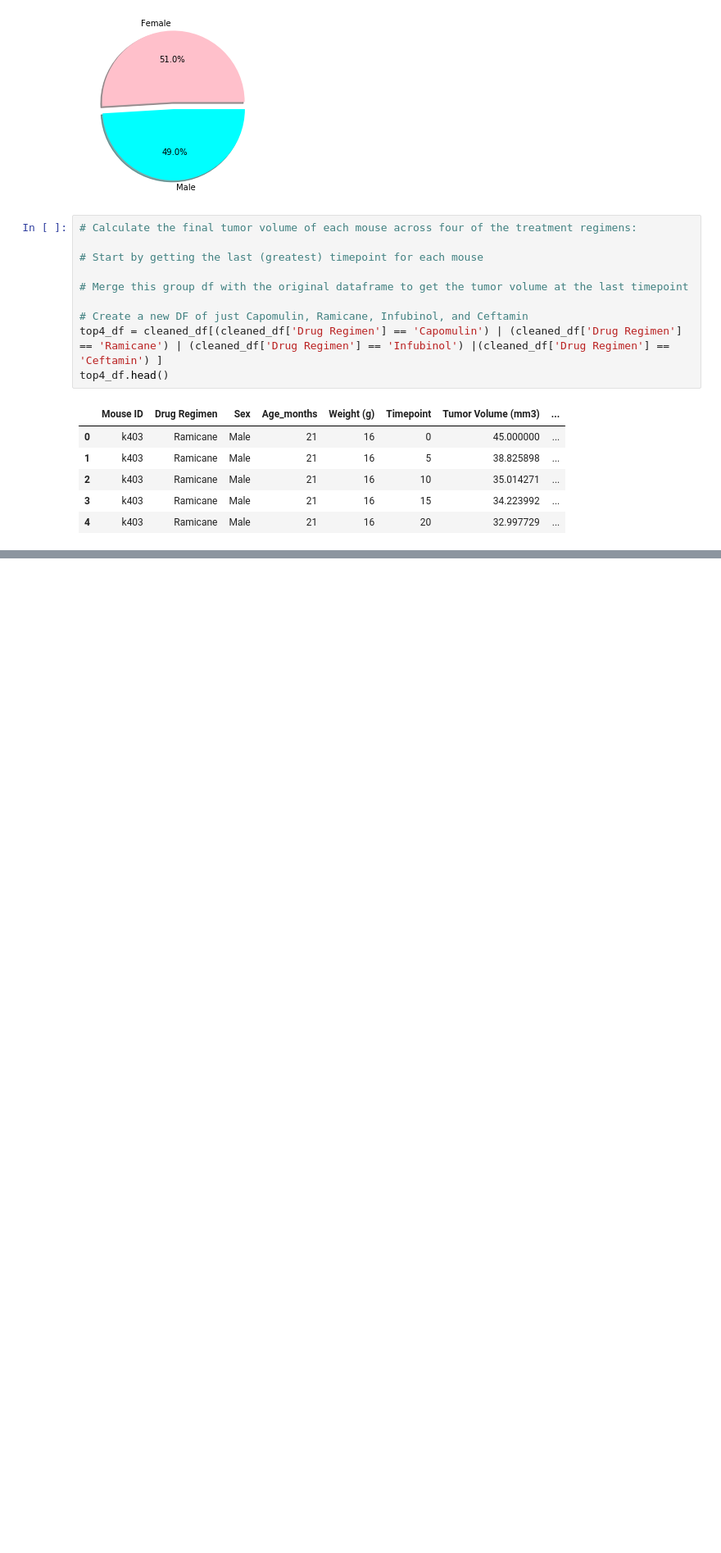
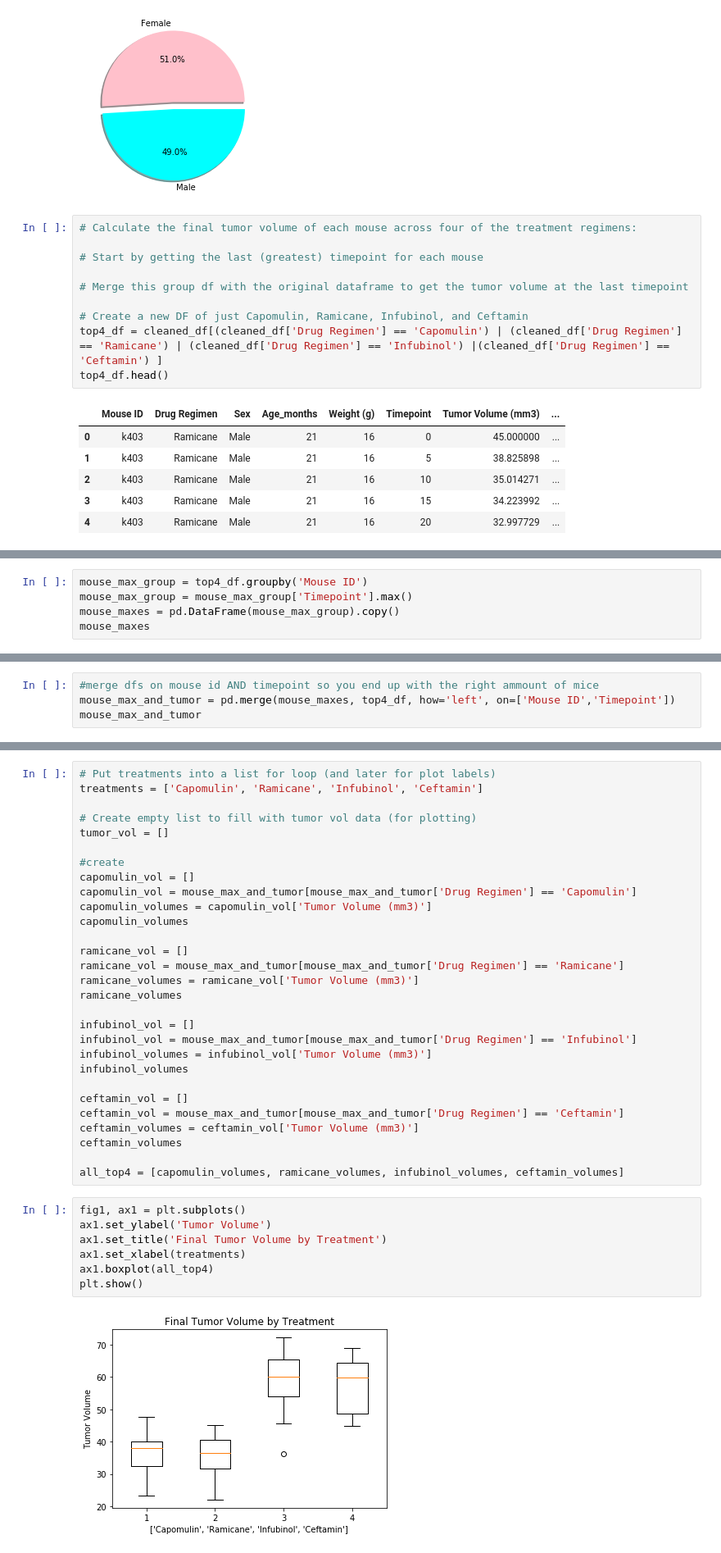
Before and after one commit to GregMaginn/05-Matplotlab, a Jupyter notebook: 05-Matplotlab/matplotlab.ipynb, the cells around one changed output, grey strips where cells are left out. Shown at 82% size. Drawn from its saved outputs; the diff is of its cells as text; blank space fills up the shorter version.

```diff
--- a/05-Matplotlab/matplotlab.ipynb
+++ b/05-Matplotlab/matplotlab.ipynb
@@ -142,0 +140,5 @@ grouped_max = top4_df
+# %%
+mouse_max_group = top4_df.groupby('Mouse ID')
+mouse_max_group = mouse_max_group['Timepoint'].max()
+mouse_maxes = pd.DataFrame(mouse_max_group).copy()
+mouse_maxes
@@ -142,0 +176,4 @@ grouped_max = top4_df
+# %%
+#merge dfs on mouse id AND timepoint so you end up with the right ammount of mice
+mouse_max_and_tumor = pd.merge(mouse_maxes, top4_df, how='left', on=['Mouse ID','Timepoint'])
+mouse_max_and_tumor
@@ -142,0 +210,38 @@ grouped_max = top4_df
+# %%
+# Put treatments into a list for loop (and later for plot labels)
+treatments = ['Capomulin', 'Ramicane', 'Infubinol', 'Ceftamin']
+
+# Create empty list to fill with tumor vol data (for plotting)
+tumor_vol = []
+
+#create
+capomulin_vol = []
+capomulin_vol = mouse_max_and_tumor[mouse_max_and_tumor['Drug Regimen'] == 'Capomulin']
+capomulin_volumes = capomulin_vol['Tumor Volume (mm3)']
+capomulin_volumes
+
+ramicane_vol = []
+ramicane_vol = mouse_max_and_tumor[mouse_max_and_tumor['Drug Regimen'] == 'Ramicane']
+ramicane_volumes = ramicane_vol['Tumor Volume (mm3)']
+ramicane_volumes
+
+infubinol_vol = []
+infubinol_vol = mouse_max_and_tumor[mouse_max_and_tumor['Drug Regimen'] == 'Infubinol']
+infubinol_volumes = infubinol_vol['Tumor Volume (mm3)']
+infubinol_volumes
+
+ceftamin_vol = []
+ceftamin_vol = mouse_max_and_tumor[mouse_max_and_tumor['Drug Regimen'] == 'Ceftamin']
+ceftamin_volumes = ceftamin_vol['Tumor Volume (mm3)']
+ceftamin_volumes
+
+all_top4 = [capomulin_volumes, ramicane_volumes, infubinol_volumes, ceftamin_volumes]
+# %%
+fig1, ax1 = plt.subplots()
+ax1.set_ylabel('Tumor Volume')
+ax1.set_title('Final Tumor Volume by Treatment')
+ax1.set_xlabel(treatments)
+ax1.boxplot(all_top4)
+plt.show()
+# %% [output]
+[figure, added]
```
Also changed, not shown: parts of 8 cells of this notebook.
